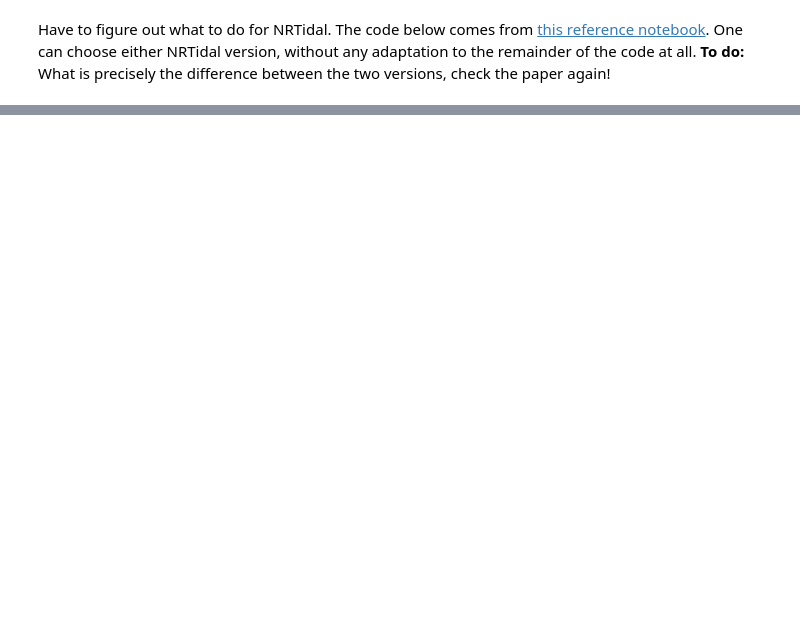
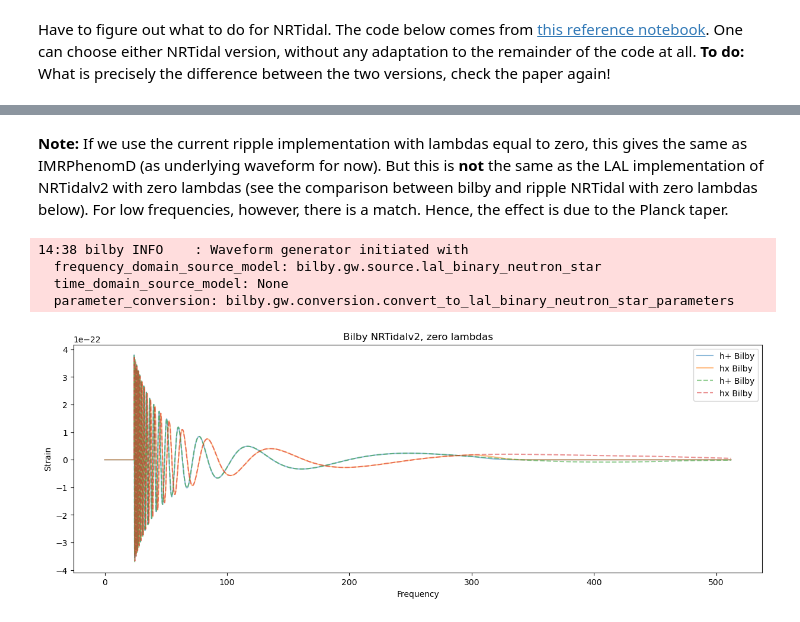
Before and after one commit to ThibeauWouters/GW, a Jupyter notebook: ripple/first_notebook.ipynb, the cells around one changed output, grey strips where cells are left out. Cells and saved outputs as stored; diff of their text form; code cells hidden in the pictures; blank space fills up the shorter version.

```diff
--- a/ripple/first_notebook.ipynb
+++ b/ripple/first_notebook.ipynb
@@ -243,0 +297,63 @@ plt.show()
+# %% [markdown]
+**Note:** If we use the current ripple implementation with lambdas equal to zero, this gives the same as IMRPhenomD (as underlying waveform for now). But this is **not** the same as the LAL implementation of NRTidalv2 with zero lambdas (see the comparison between bilby and ripple NRTidal with zero lambdas below). For low frequencies, however, there is a match. Hence, the effect is due to the Planck taper.
+# %%
+injection_parameters = dict(
+    mass_1=20,
+    mass_2=19,
+    chi_1=0.5,
+    chi_2=-0.5,
+    luminosity_distance=50.0,
+    theta_jn=0,
+    psi=0,
+    phase=0,
+    geocent_time=0,
+    ra=0,
+    dec=0,
+    lambda_1=0.,
+    lambda_2=0.,
+)
+
+# Set the duration and sampling frequency of the data segment that we're going
+# to inject the signal into. For the
+# TaylorF2 waveform, we cut the signal close to the isco frequency
+duration = 8
+sampling_frequency = 1024
+start_time = injection_parameters["geocent_time"] + 2 - duration
+
+# Fixed arguments passed into the source model. The analysis starts at 40 Hz.
+waveform_arguments = dict(
+    waveform_approximant="IMRPhenomD_NRTidalv2",
+    reference_frequency=24.0,
+    minimum_frequency=24.0,
+)
+
+# Create the waveform_generator using a LAL Binary Neutron Star source function
+waveform_generator = bilby.gw.WaveformGenerator(
+    duration=duration,
+    sampling_frequency=sampling_frequency,
+    frequency_domain_source_model=bilby.gw.source.lal_binary_neutron_star,
+    parameter_conversion=bilby.gw.conversion.convert_to_lal_binary_neutron_star_parameters,
+    waveform_arguments=waveform_arguments,
+)
+
+polas_bilby = waveform_generator.frequency_domain_strain(injection_parameters)
+hp_bilby, hc_bilby = polas_bilby['plus'], polas_bilby['cross']
+
+plt.figure(figsize=(15, 5))
+plt.plot(waveform_generator.frequency_array, hp_bilby.real, "-", label = "h+ Bilby", alpha = 0.5)
+plt.plot(waveform_generator.frequency_array, hc_bilby.real, "-", label = "hx Bilby", alpha = 0.5)
+
+plt.plot(fs, hp_ripple.real, "--", label = "h+ Bilby", alpha = 0.5)
+plt.plot(fs, hc_ripple.real, "--", label = "hx Bilby", alpha = 0.5)
+
+plt.legend()
+plt.title(f"Bilby NRTidalv2, zero lambdas")
+plt.xlabel("Frequency")
+plt.ylabel("Strain")
+plt.show()
+# %% [output]
+14:38 bilby INFO    : Waveform generator initiated with
+  frequency_domain_source_model: bilby.gw.source.lal_binary_neutron_star
+  time_domain_source_model: None
+  parameter_conversion: bilby.gw.conversion.convert_to_lal_binary_neutron_star_parameters
+[figure, added]
```
Also changed, not shown: parts of 25 cells of this notebook.
